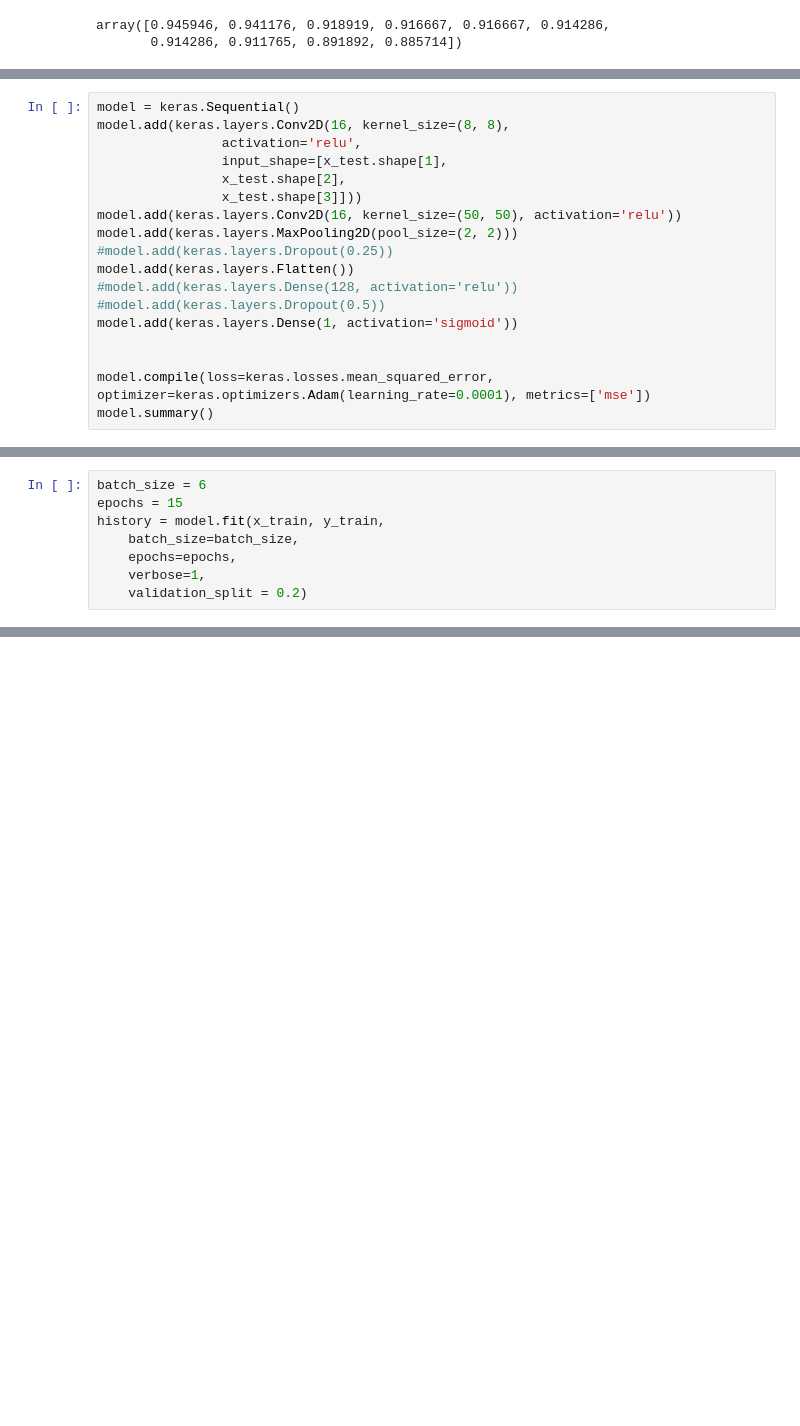
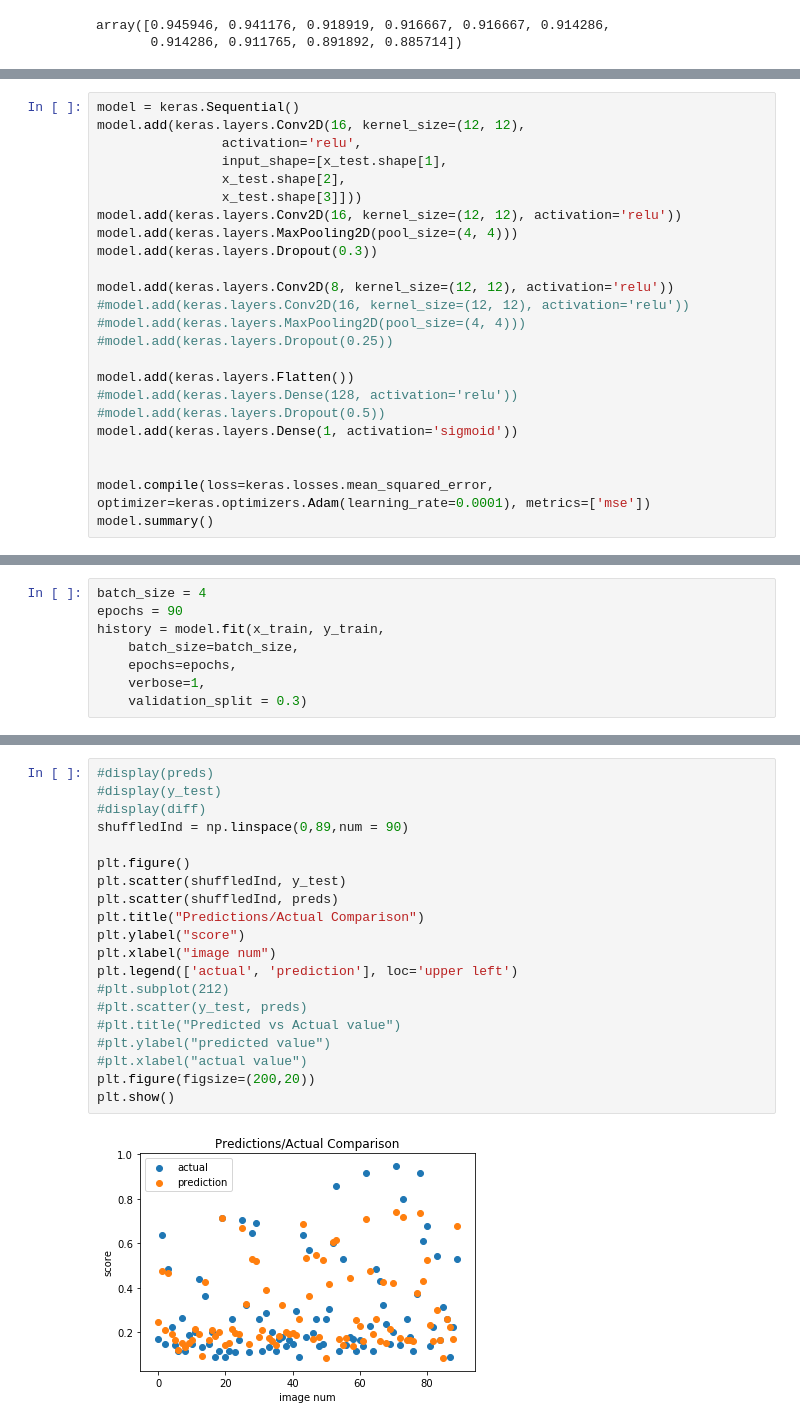
Before and after one commit to CSCI4850/S20-team2-project, a Jupyter notebook: convRegressionTest.ipynb, the cells around one changed output, grey strips where cells are left out. Drawn from its saved outputs; the diff is of its cells as text; blank space fills up the shorter version.

```diff
--- a/convRegressionTest.ipynb
+++ b/convRegressionTest.ipynb
@@ -90,14 +90,20 @@ display(y_test.shape)
 (90,)
 # %%
 model = keras.Sequential()
-model.add(keras.layers.Conv2D(16, kernel_size=(8, 8),
+model.add(keras.layers.Conv2D(16, kernel_size=(12, 12),
                 activation='relu',
                 input_shape=[x_test.shape[1],
                 x_test.shape[2],
                 x_test.shape[3]]))
-model.add(keras.layers.Conv2D(16, kernel_size=(50, 50), activation='relu'))
-model.add(keras.layers.MaxPooling2D(pool_size=(2, 2)))
+model.add(keras.layers.Conv2D(16, kernel_size=(12, 12), activation='relu'))
+model.add(keras.layers.MaxPooling2D(pool_size=(4, 4)))
+model.add(keras.layers.Dropout(0.3))
+
+model.add(keras.layers.Conv2D(8, kernel_size=(12, 12), activation='relu'))
+#model.add(keras.layers.Conv2D(16, kernel_size=(12, 12), activation='relu'))
+#model.add(keras.layers.MaxPooling2D(pool_size=(4, 4)))
 #model.add(keras.layers.Dropout(0.25))
+
 model.add(keras.layers.Flatten())
 #model.add(keras.layers.Dense(128, activation='relu'))
 #model.add(keras.layers.Dropout(0.5))
@@ -126,11 +131,11 @@ Trainable params: 791,601
 Non-trainable params: 0
 _________________________________________________________________
 # %%
-batch_size = 6
-epochs = 15
+batch_size = 4
+epochs = 90
 history = model.fit(x_train, y_train,
     batch_size=batch_size,
     epochs=epochs,
     verbose=1,
-    validation_split = 0.2)
+    validation_split = 0.3)
 # %% [output]
@@ -221,0 +191,22 @@ model.evaluate(x_test, y_test)
+# %%
+#display(preds)
+#display(y_test)
+#display(diff)
+shuffledInd = np.linspace(0,89,num = 90)
+
+plt.figure()
+plt.scatter(shuffledInd, y_test)
+plt.scatter(shuffledInd, preds)
+plt.title("Predictions/Actual Comparison")
+plt.ylabel("score")
+plt.xlabel("image num")
+plt.legend(['actual', 'prediction'], loc='upper left')
+#plt.subplot(212)
+#plt.scatter(y_test, preds)
+#plt.title("Predicted vs Actual value")
+#plt.ylabel("predicted value")
+#plt.xlabel("actual value")
+plt.figure(figsize=(200,20))
+plt.show()
+# %% [output]
+[figure, added]
```
Also changed, not shown: parts of 28 cells of this notebook.
